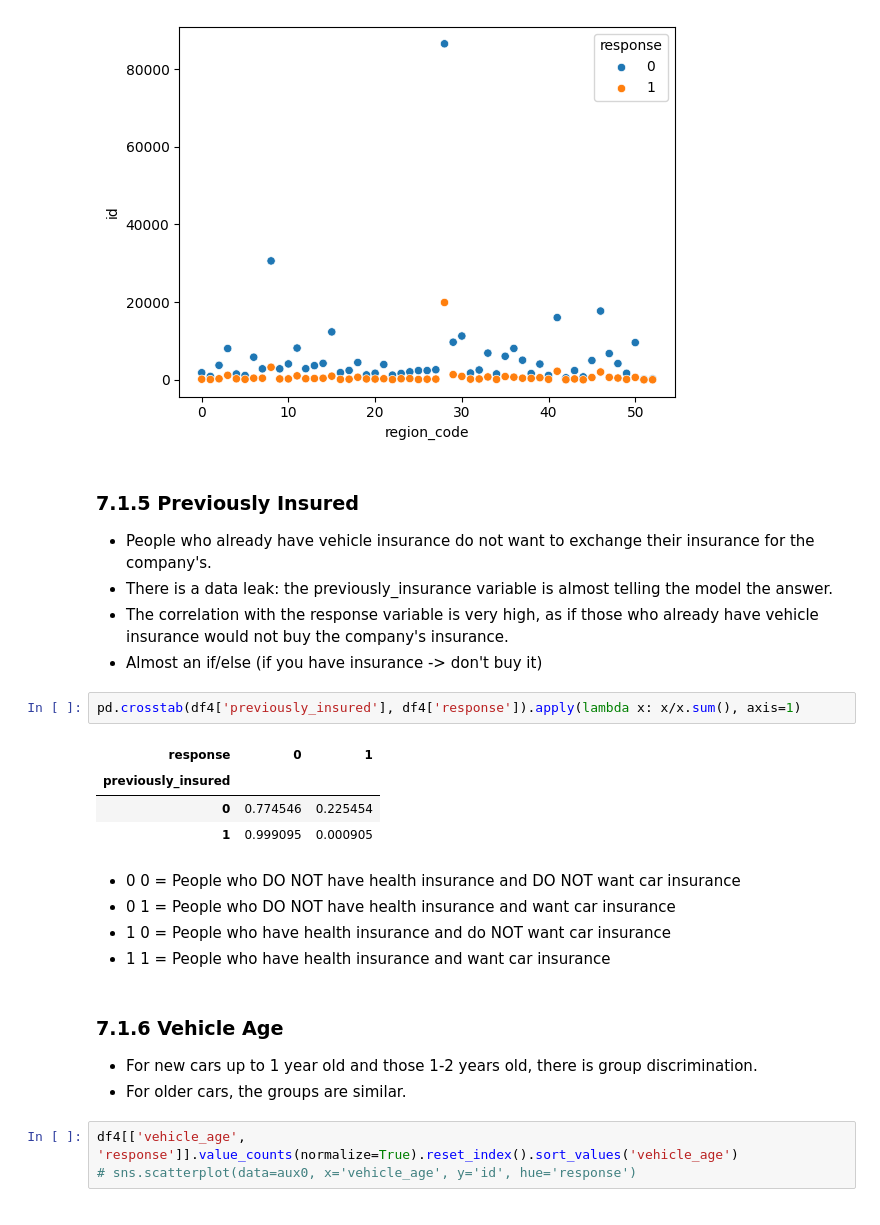
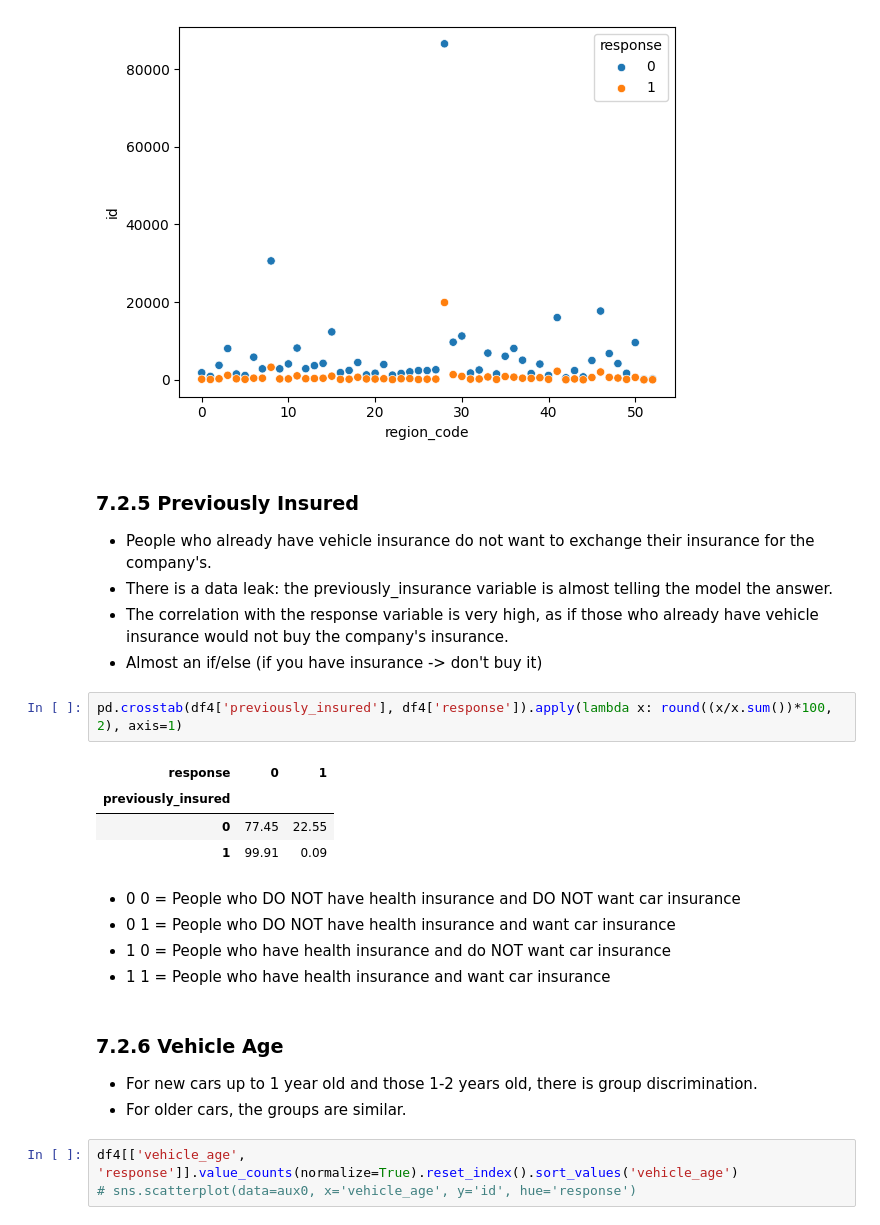
Before and after one commit to felipevalory/InsuranceCrossSell, a Jupyter notebook: notebooks/health_insurance.ipynb, the cells around one changed output. Saved outputs shown, nothing was run; the diff lists cells and outputs as text.

```diff
--- a/notebooks/health_insurance.ipynb
+++ b/notebooks/health_insurance.ipynb
@@ -390,26 +453,26 @@ sns.scatterplot(data=aux0, x='region_code', y='id', hue='response')
 <Axes: xlabel='region_code', ylabel='id'>
 [figure]
 # %% [markdown]
-### 7.1.5 Previously Insured
+### 7.2.5 Previously Insured
 
 - People who already have vehicle insurance do not want to exchange their insurance for the company's.
 - There is a data leak: the previously_insurance variable is almost telling the model the answer.
 - The correlation with the response variable is very high, as if those who already have vehicle insurance would not buy the company's insurance.
 - Almost an if/else (if you have insurance -> don't buy it)
 # %%
-pd.crosstab(df4['previously_insured'], df4['response']).apply(lambda x: x/x.sum(), axis=1)
+pd.crosstab(df4['previously_insured'], df4['response']).apply(lambda x: round((x/x.sum())*100, 2), axis=1)
 # %% [output]
 | response | 0 | 1 |
 | previously_insured |  |  |
-| 0 | 0.774546 | 0.225454 |
-| 1 | 0.999095 | 0.000905 |
+| 0 | 77.45 | 22.55 |
+| 1 | 99.91 | 0.09 |
 # %% [markdown]
 - 0 0 = People who DO NOT have health insurance and DO NOT want car insurance
 - 0 1 = People who DO NOT have health insurance and want car insurance
 - 1 0 = People who have health insurance and do NOT want car insurance
 - 1 1 = People who have health insurance and want car insurance
 # %% [markdown]
-### 7.1.6 Vehicle Age
+### 7.2.6 Vehicle Age
 
 - For new cars up to 1 year old and those 1-2 years old, there is group discrimination.
 - For older cars, the groups are similar.
```
Also changed, not shown: parts of 52 cells of this notebook, 7 other files.
